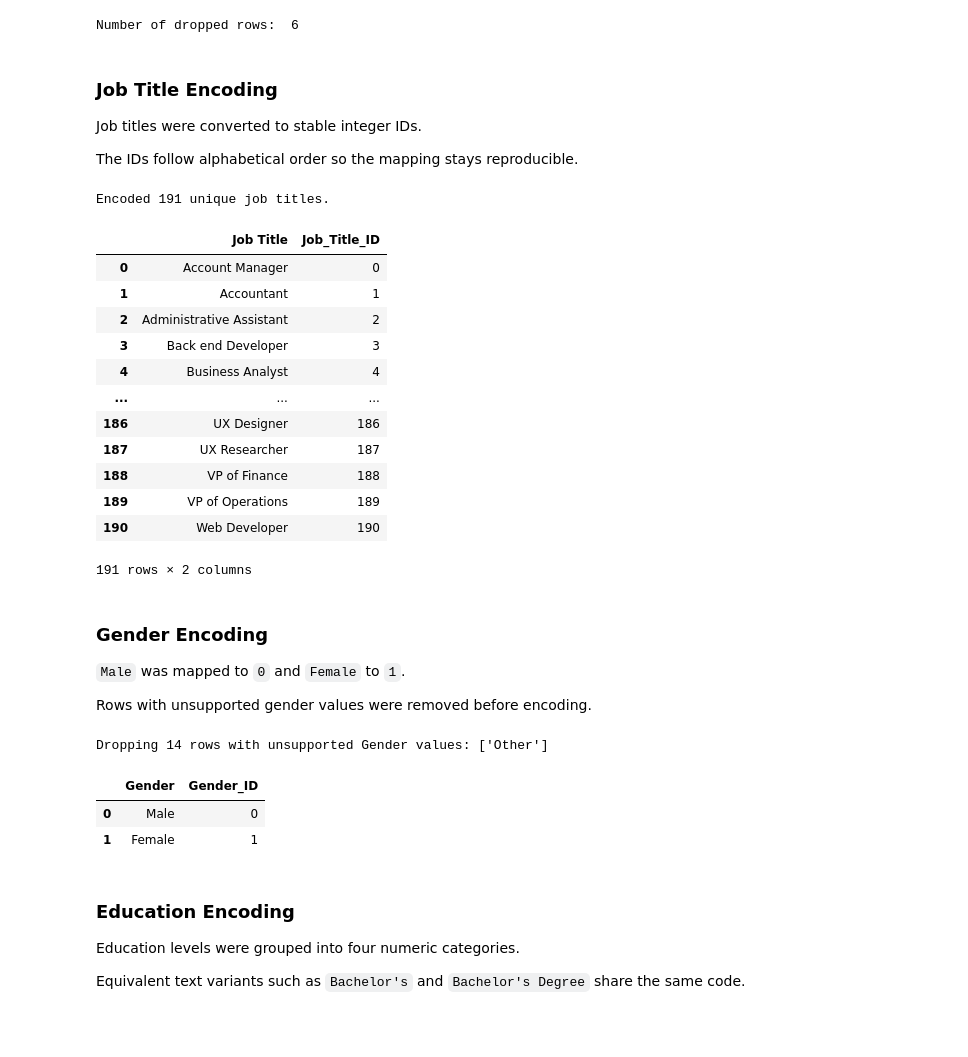
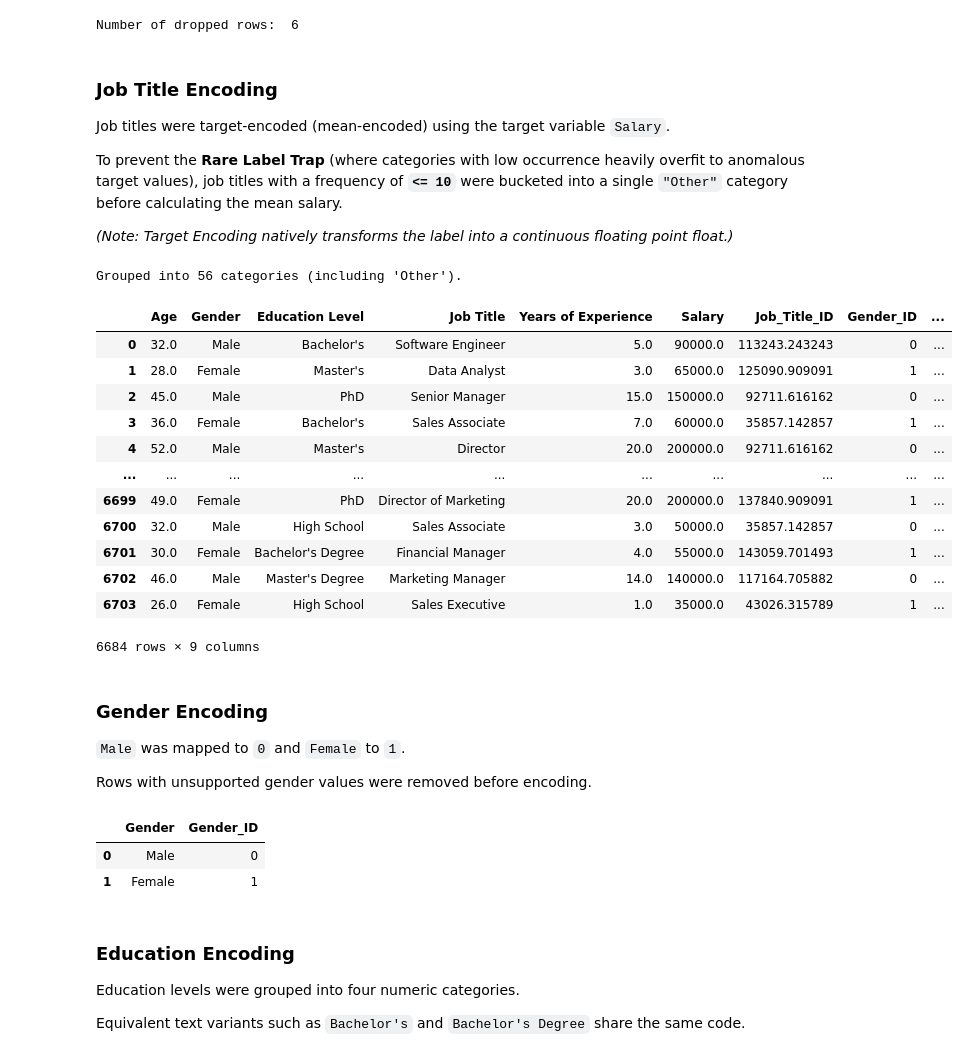
Before and after one commit to Gerum-Berhanu/linear-regression, a Jupyter notebook: salary-multi.ipynb, the cells around one changed output. Drawn from its saved outputs; the diff is of its cells as text; code cells hidden in the pictures; blank space fills up the shorter version.

Commit message:
phase 1 of target encoding job title

```diff
--- a/salary-multi.ipynb
+++ b/salary-multi.ipynb
@@ -47,41 +47,55 @@ Number of dropped rows:  6
 # %% [markdown]
 ### Job Title Encoding
 
-Job titles were converted to stable integer IDs.
+Job titles were target-encoded (mean-encoded) using the target variable `Salary`.
 
-The IDs follow alphabetical order so the mapping stays reproducible.
+To prevent the **Rare Label Trap** (where categories with low occurrence heavily overfit to anomalous target values), job titles with a frequency of **`<= 10`** were bucketed into a single `"Other"` category before calculating the mean salary.
+
+*(Note: Target Encoding natively transforms the label into a continuous floating point float.)*
 # %%
-# Encode job titles into stable integer IDs (alphabetical order for reproducibility)
+# Clean the job title strings
 job_titles_clean = df.loc[df.index, "Job Title"].astype("string").str.strip()
 
-job_title_categories = sorted(job_titles_clean.unique())
-job_title_to_id = {title: idx for idx, title in enumerate(job_title_categories)}
+# Calculate frequencies of each job title
+job_title_counts = job_titles_clean.value_counts()
 
-df["Job_Title_ID"] = job_titles_clean.map(job_title_to_id).astype("Int64")
+# Mask rare job titles (<= 10) into "Other"
+rare_mask = job_titles_clean.isin(job_title_counts[job_title_counts <= 10].index)
 
-# Optional: view mapping table
-job_title_mapping = (
-    pd.DataFrame({"Job Title": job_title_categories})
-    .assign(Job_Title_ID=lambda x: x.index)
-)
+job_titles_grouped = job_titles_clean.copy()
+job_titles_grouped[rare_mask] = "Other"
 
-print(f"Encoded {len(job_title_to_id)} unique job titles.")
-job_title_mapping
+# Target encode the grouped job titles using the mean Salary
+# Note: Ideally, target encoding should be fit strictly on the training set individually to avoid Target Leakage.
+# For simplicity in this unified preprocessing flow, it is applied globally across the entire dataset here.
+target_means = df.groupby(job_titles_grouped)["Salary"].mean()
+
+df["Job_Title_ID"] = job_titles_grouped.map(target_means)
+
+job_title_mapping = pd.DataFrame({
+    "Job Title (Grouped)": target_means.index,
+    "Target Mean (Job_Title_ID)": target_means.values,
+    "Frequency": job_titles_grouped.value_counts().reindex(target_means.index).values
+}).sort_values("Target Mean (Job_Title_ID)", ascending=False).reset_index(drop=True)
+
+print(f"Grouped into {len(target_means)} categories (including 'Other').")
+
+display(df)
 # %% [output]
-Encoded 191 unique job titles.
+Grouped into 56 categories (including 'Other').
-|  | Job Title | Job_Title_ID |
-| 0 | Account Manager | 0 |
-| 1 | Accountant | 1 |
-| 2 | Administrative Assistant | 2 |
-| 3 | Back end Developer | 3 |
-| 4 | Business Analyst | 4 |
-| ... | ... | ... |
-| 186 | UX Designer | 186 |
-| 187 | UX Researcher | 187 |
-| 188 | VP of Finance | 188 |
-| 189 | VP of Operations | 189 |
-| 190 | Web Developer | 190 |
+|  | Age | Gender | Education Level | Job Title | Years of Experience | Salary | Job_Title_ID | Gender_ID | ... |
+| 0 | 32.0 | Male | Bachelor's | Software Engineer | 5.0 | 90000.0 | 113243.243243 | 0 | ... |
+| 1 | 28.0 | Female | Master's | Data Analyst | 3.0 | 65000.0 | 125090.909091 | 1 | ... |
+| 2 | 45.0 | Male | PhD | Senior Manager | 15.0 | 150000.0 | 92711.616162 | 0 | ... |
+| 3 | 36.0 | Female | Bachelor's | Sales Associate | 7.0 | 60000.0 | 35857.142857 | 1 | ... |
+| 4 | 52.0 | Male | Master's | Director | 20.0 | 200000.0 | 92711.616162 | 0 | ... |
+| ... | ... | ... | ... | ... | ... | ... | ... | ... | ... |
+| 6699 | 49.0 | Female | PhD | Director of Marketing | 20.0 | 200000.0 | 137840.909091 | 1 | ... |
+| 6700 | 32.0 | Male | High School | Sales Associate | 3.0 | 50000.0 | 35857.142857 | 0 | ... |
+| 6701 | 30.0 | Female | Bachelor's Degree | Financial Manager | 4.0 | 55000.0 | 143059.701493 | 1 | ... |
+| 6702 | 46.0 | Male | Master's Degree | Marketing Manager | 14.0 | 140000.0 | 117164.705882 | 0 | ... |
+| 6703 | 26.0 | Female | High School | Sales Executive | 1.0 | 35000.0 | 43026.315789 | 1 | ... |
-191 rows × 2 columns
+6684 rows × 9 columns
 # %% [markdown]
 ### Gender Encoding
 
@@ -112,7 +126,6 @@ df["Gender_ID"] = gender_clean.map(gender_mapping).astype("Int64") # pyright: ig
 
 df[["Gender", "Gender_ID"]].drop_duplicates().sort_values("Gender_ID") # pyright: ignore[reportPossiblyUnboundVariable]
 # %% [output]
-Dropping 14 rows with unsupported Gender values: ['Other']
 |  | Gender | Gender_ID |
 | 0 | Male | 0 |
 | 1 | Female | 1 |
```
Also changed, not shown: parts of 1 cell of this notebook.
